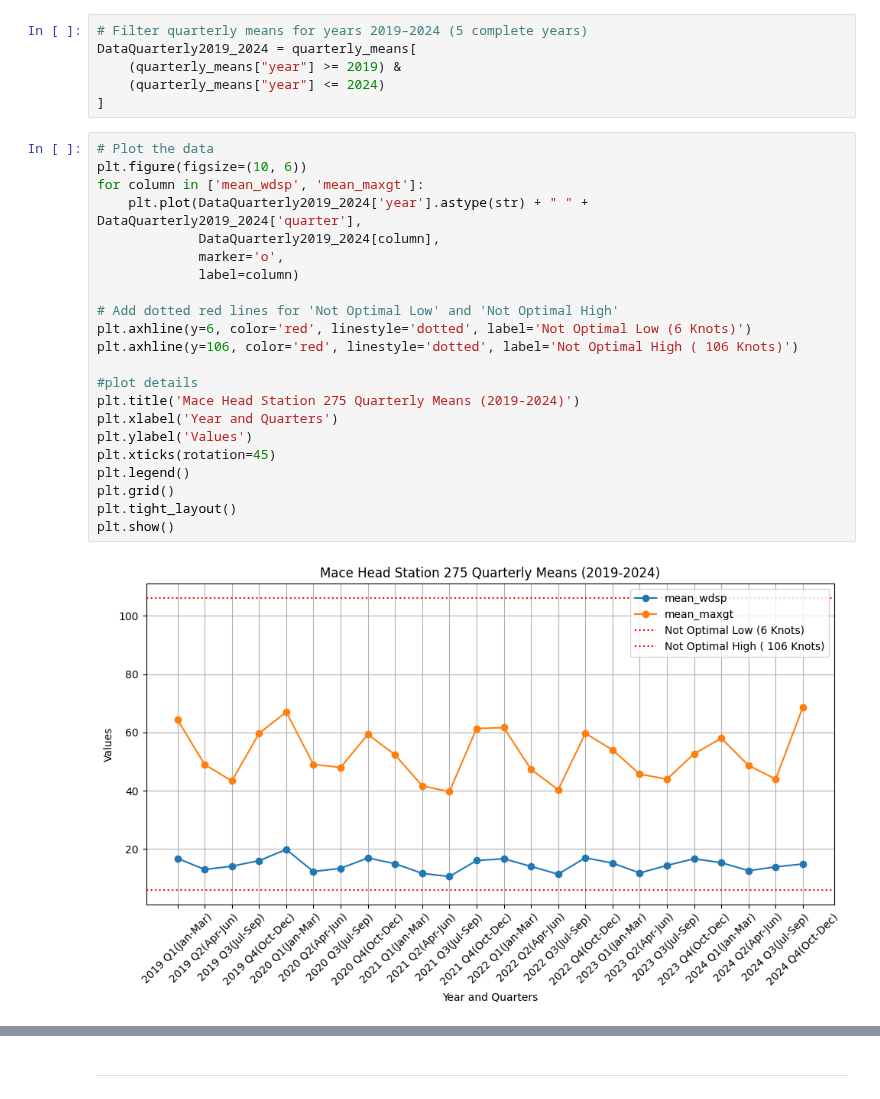
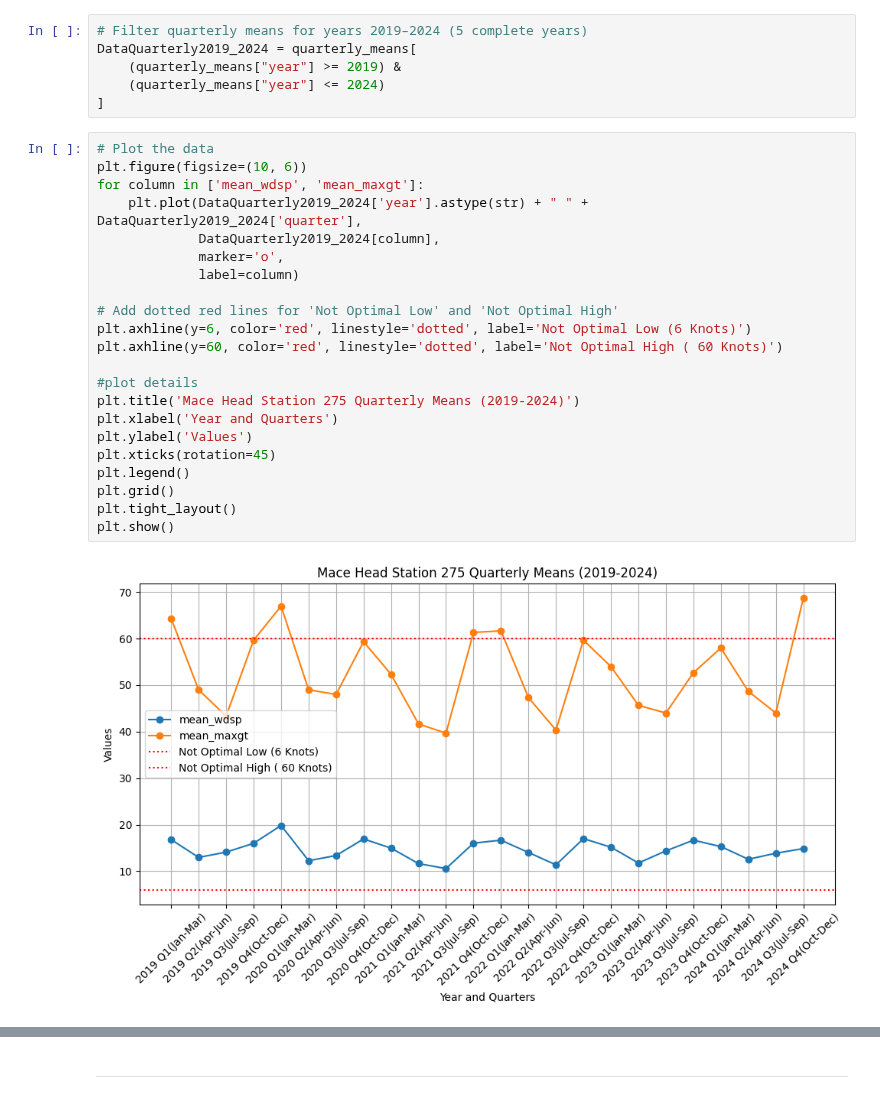
Before and after one commit to PectenMaximus/PFDA_2025_Project-, a Jupyter notebook: Project.ipynb, the cells around one changed output, grey strips where cells are left out. Drawn from its saved outputs; the diff is of its cells as text.

```diff
--- a/Project.ipynb
+++ b/Project.ipynb
@@ -453,24 +473,24 @@ DataQuarterly2019_2024 = quarterly_means[
 # %%
 # Plot the data
 plt.figure(figsize=(10, 6))
 for column in ['mean_wdsp', 'mean_maxgt']:
     plt.plot(DataQuarterly2019_2024['year'].astype(str) + " " + DataQuarterly2019_2024['quarter'],
              DataQuarterly2019_2024[column],
              marker='o',
              label=column)
 
 # Add dotted red lines for 'Not Optimal Low' and 'Not Optimal High'
 plt.axhline(y=6, color='red', linestyle='dotted', label='Not Optimal Low (6 Knots)')
-plt.axhline(y=106, color='red', linestyle='dotted', label='Not Optimal High ( 106 Knots)')
+plt.axhline(y=60, color='red', linestyle='dotted', label='Not Optimal High ( 60 Knots)')
 
 #plot details
 plt.title('Mace Head Station 275 Quarterly Means (2019-2024)')
 plt.xlabel('Year and Quarters')
 plt.ylabel('Values')
 plt.xticks(rotation=45)
 plt.legend()
 plt.grid()
 plt.tight_layout()
 plt.show()
 # %% [output]
-[figure, old version]
+[figure, new version]
```
Also changed, not shown: parts of 24 cells of this notebook.
